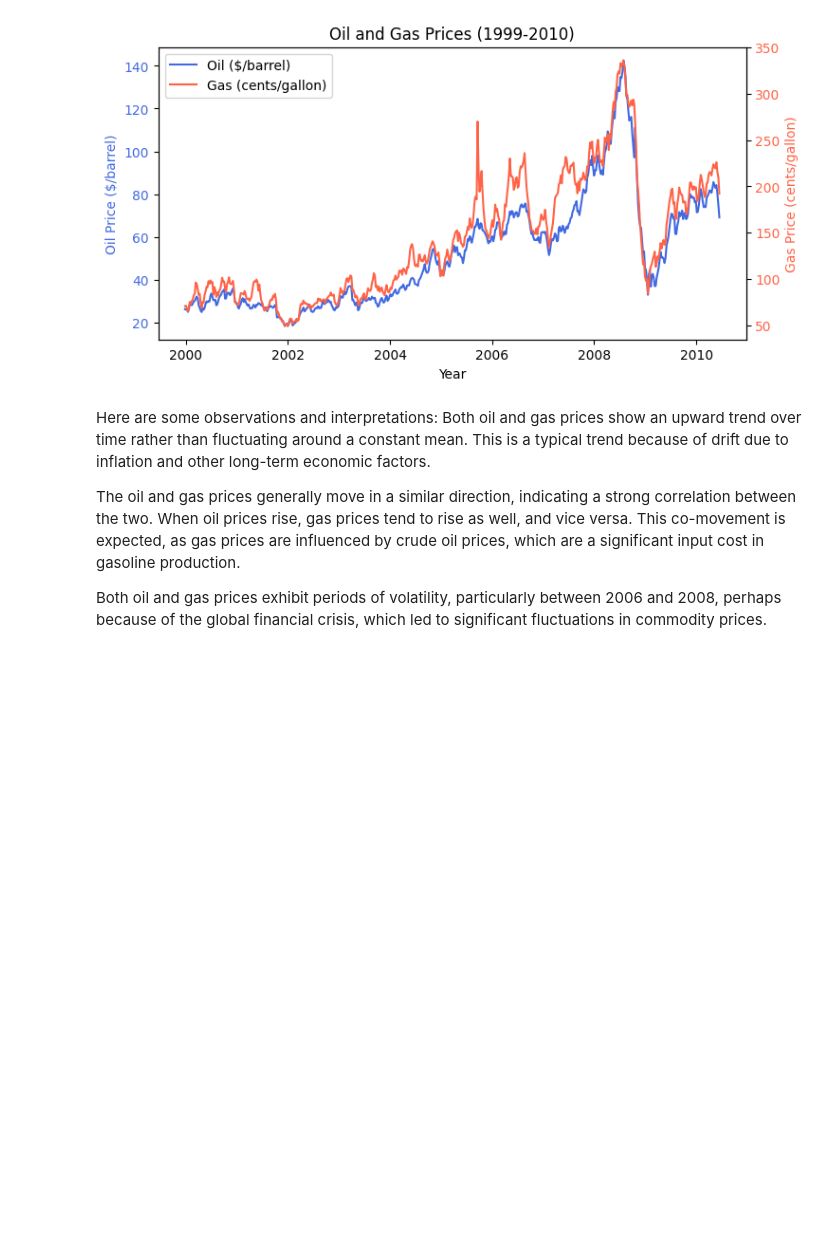
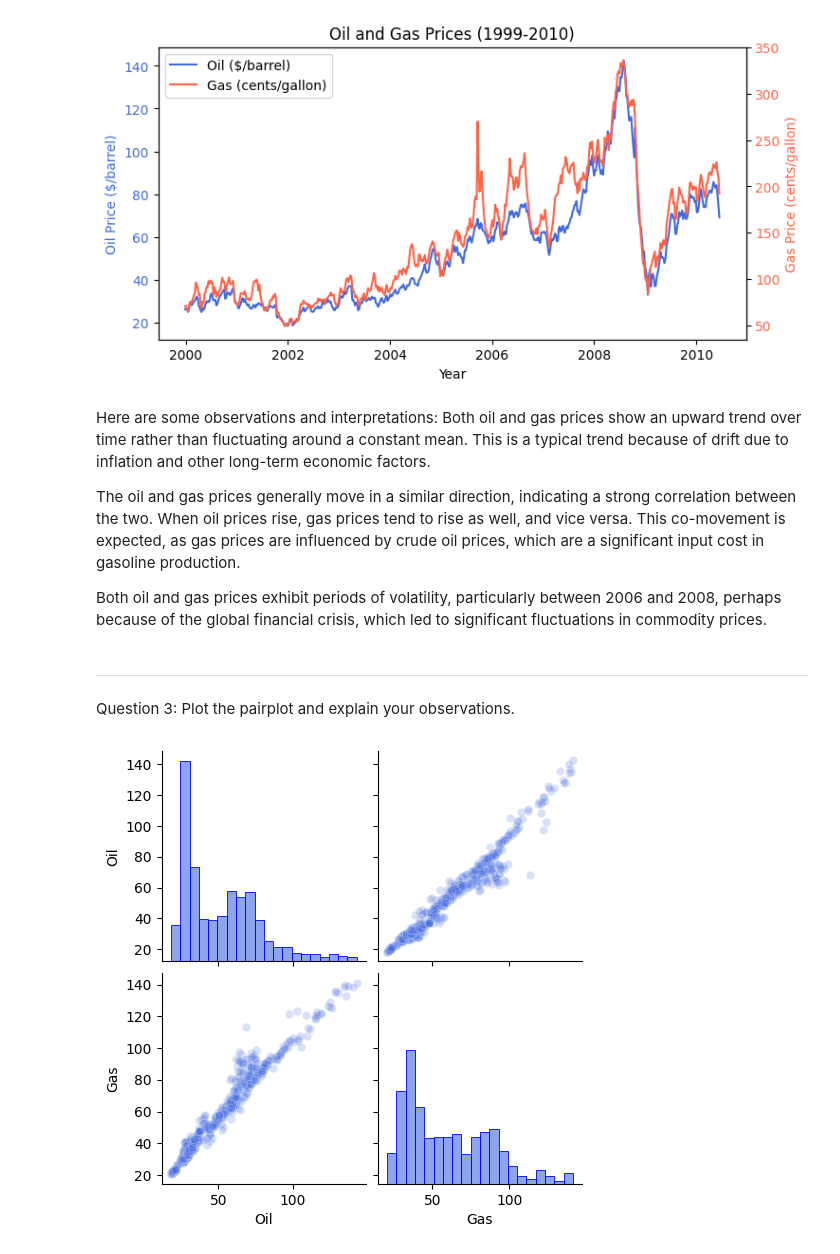
Before and after one commit to s-shahpouri/Forecasting_Predictive_Analytics, a Jupyter notebook: Assignment 1.ipynb, the cells around one changed output. Cells and saved outputs as stored; diff of their text form; code cells hidden in the pictures; blank space fills up the shorter version.

```diff
--- a/Assignment 1.ipynb
+++ b/Assignment 1.ipynb
@@ -127,3 +127,28 @@ The oil and gas prices generally move in a similar direction, indicating a stron
 This co-movement is expected, as gas prices are influenced by crude oil prices, which are a significant input cost in gasoline production.
 
 Both oil and gas prices exhibit periods of volatility, particularly between 2006 and 2008, perhaps because of the global financial crisis, which led to significant fluctuations in commodity prices.
+# %% [markdown]
+------
+# %% [markdown]
+Question 3: Plot the pairplot and explain your observations.
+# %%
+#First, oil and gas prices should be unified. After that, we go for plotting:
+gas['value_converted'] = (gas['value'] / 100) * 42
+
+# Plot pairwiserelationships for multiple datasets, creating scatterplots for pairs of datasets in off-diagonal
+# positions and histograms for each dataset along the diagonal
+
+df = pd.DataFrame({'Oil': oil.value,'Gas': gas.value_converted})
+
+# Create a pairplot
+sns.pairplot(
+    df,
+    plot_kws={'color': 'royalblue', 'alpha': 0.2},
+    diag_kws={'bins': 20, 'alpha': 0.6, 'color': 'royalblue', 'edgecolor': 'blue'}
+)
+plt.show()
+
+# Show plot
+plt.show()
+# %% [output]
+[figure, added]
```
Also changed, not shown: parts of 9 cells of this notebook.
